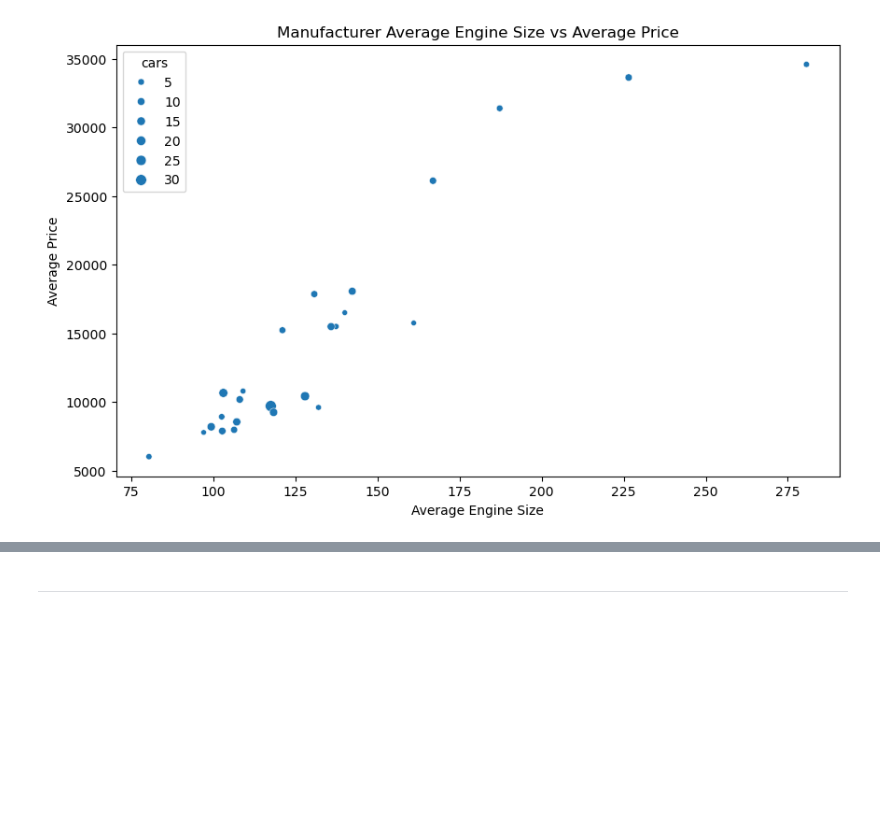
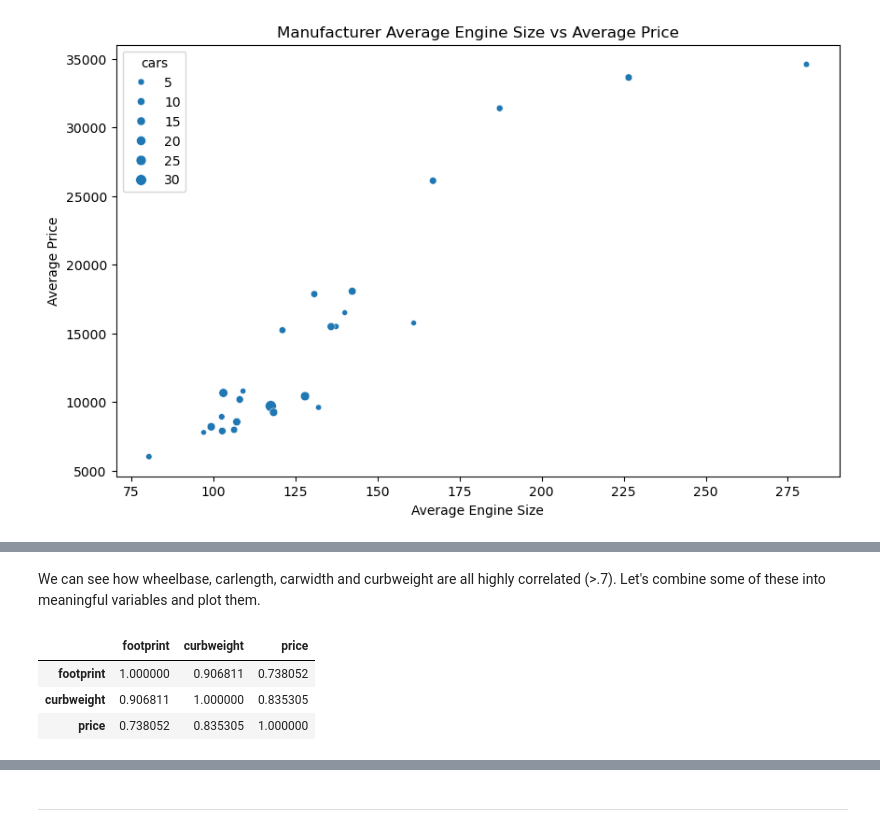
Before and after one commit to phonemes-and-speech-entrainment/Car_feature_price_analysis, a Jupyter notebook: jupyter_notebooks/Notebook_Template.ipynb, the cells around one changed output, grey strips where cells are left out. Cells and saved outputs as stored; diff of their text form; code cells hidden in the pictures; blank space fills up the shorter version.

```diff
--- a/jupyter_notebooks/Notebook_Template.ipynb
+++ b/jupyter_notebooks/Notebook_Template.ipynb
@@ -495,0 +533,2 @@ plt.show()
+# %% [markdown]
+We can see how wheelbase, carlength, carwidth and curbweight are all highly correlated (>.7). Let's combine some of these into meaningful variables and plot them.
@@ -495,0 +537,7 @@ plt.show()
+# %%
+df[['footprint', 'curbweight', 'price']].corr()
+# %% [output]
+|  | footprint | curbweight | price |
+| footprint | 1.000000 | 0.906811 | 0.738052 |
+| curbweight | 0.906811 | 1.000000 | 0.835305 |
+| price | 0.738052 | 0.835305 | 1.000000 |
```
Also changed, not shown: parts of 6 cells of this notebook.
